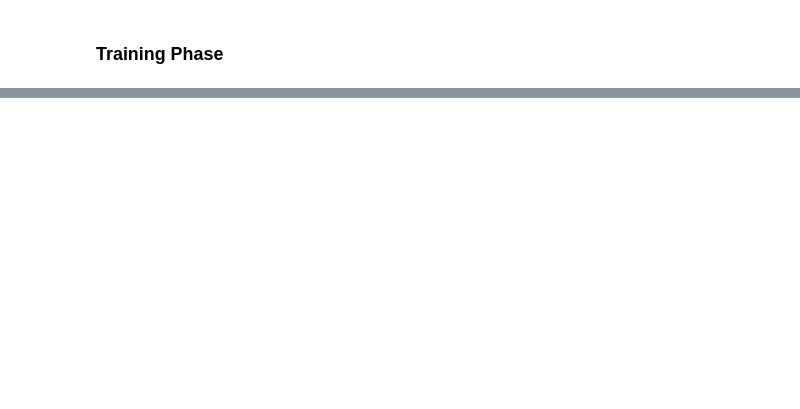
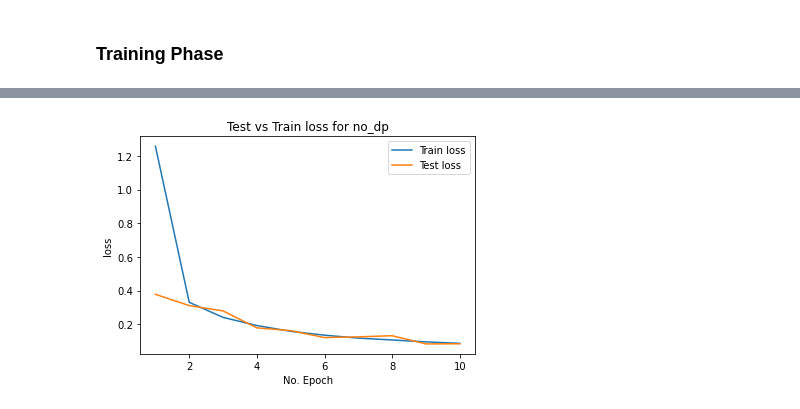
Before and after one commit to omofish/Diff-Privacy-RCP, a Jupyter notebook: Pysyft_Opacus_Impl/fl_test.ipynb, the cells around one changed output, grey strips where cells are left out. Cells and saved outputs as stored; diff of their text form; code cells hidden in the pictures; blank space fills up the shorter version.

```diff
--- a/Pysyft_Opacus_Impl/fl_test.ipynb
+++ b/Pysyft_Opacus_Impl/fl_test.ipynb
@@ -233,0 +339,4 @@ Wall time: 2min 2s
+# %%
+plot_test_train_graph('no_dp', 'loss')
+# %% [output]
+[figure, added]
```
Also changed, not shown: parts of 25 cells of this notebook, 8 other files.
